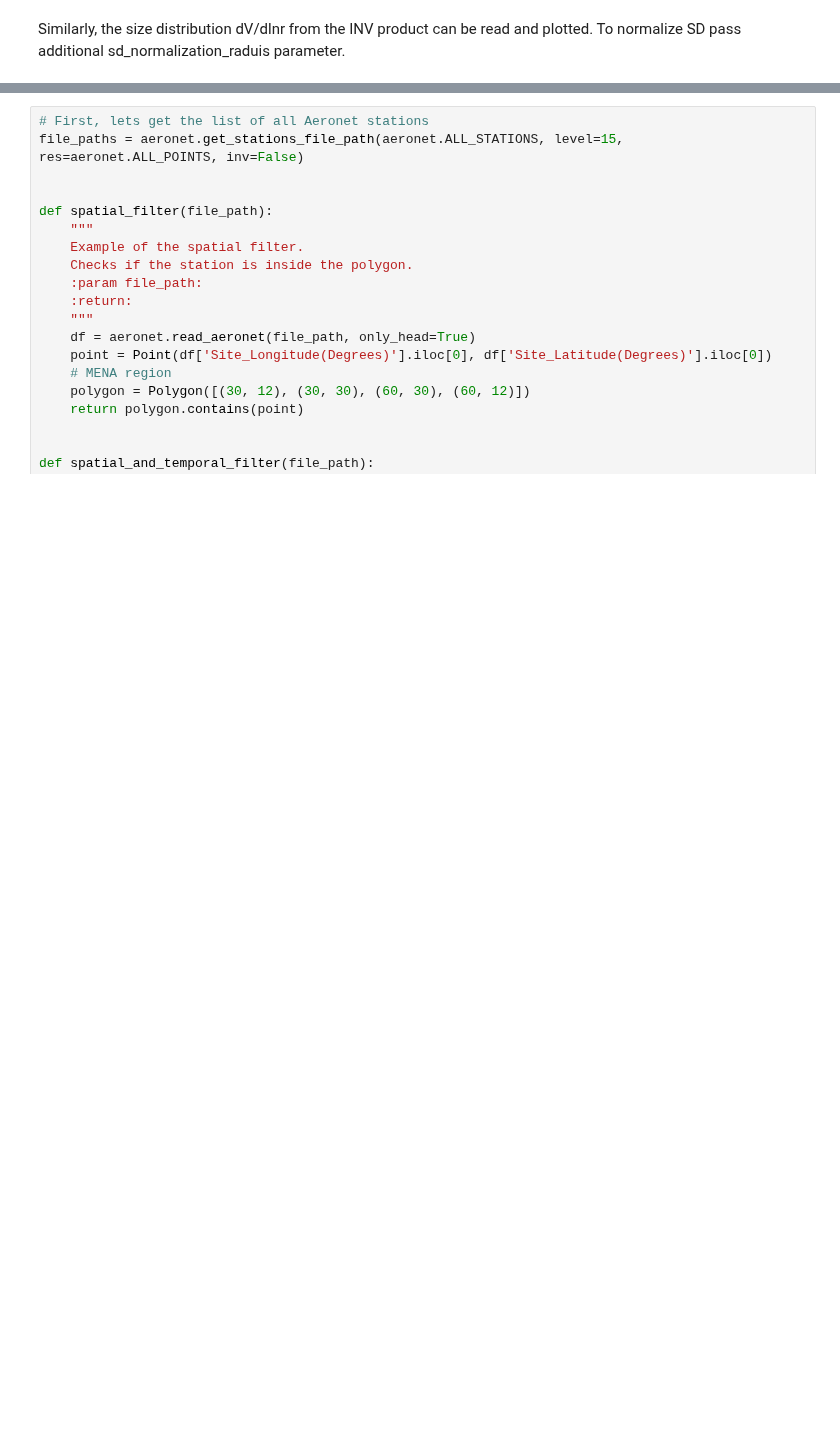
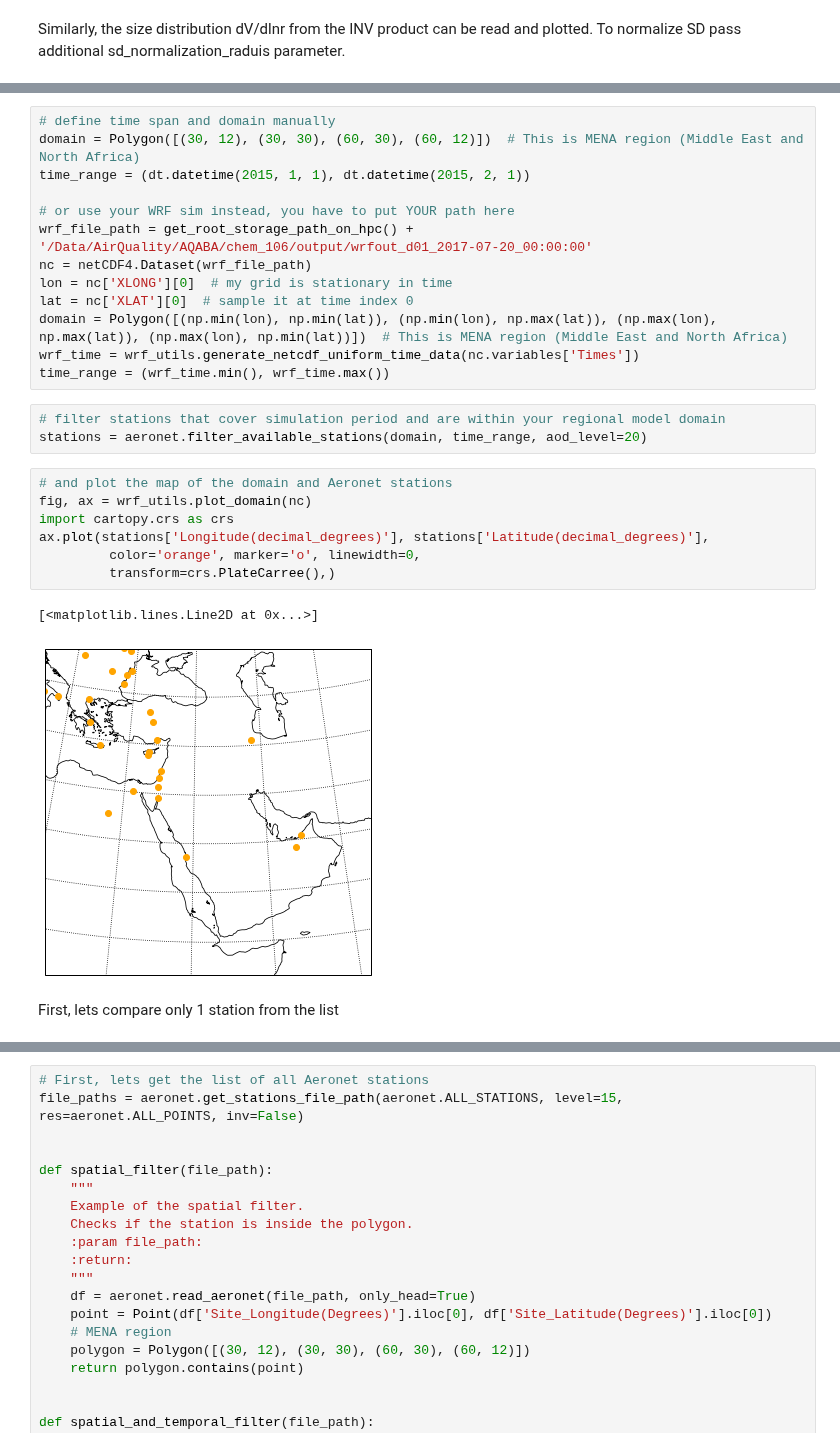
Before and after one commit to SeregaOsipov/ClimPy, a Jupyter notebook: examples/aeronet_examples.ipynb, the cells around one changed output, grey strips where cells are left out. Cells and saved outputs as stored; diff of their text form; blank space fills up the shorter version.

```diff
--- a/examples/aeronet_examples.ipynb
+++ b/examples/aeronet_examples.ipynb
@@ -237,0 +83,28 @@ The advantage of this method is that you can filter station by time coverage.
+# %%
+# define time span and domain manually
+domain = Polygon([(30, 12), (30, 30), (60, 30), (60, 12)])  # This is MENA region (Middle East and North Africa)
+time_range = (dt.datetime(2015, 1, 1), dt.datetime(2015, 2, 1))
+
+# or use your WRF sim instead, you have to put YOUR path here
+wrf_file_path = get_root_storage_path_on_hpc() + '/Data/AirQuality/AQABA/chem_106/output/wrfout_d01_2017-07-20_00:00:00'
+nc = netCDF4.Dataset(wrf_file_path)
+lon = nc['XLONG'][0]  # my grid is stationary in time
+lat = nc['XLAT'][0]  # sample it at time index 0
+domain = Polygon([(np.min(lon), np.min(lat)), (np.min(lon), np.max(lat)), (np.max(lon), np.max(lat)), (np.max(lon), np.min(lat))])  # This is MENA region (Middle East and North Africa)
+wrf_time = wrf_utils.generate_netcdf_uniform_time_data(nc.variables['Times'])
+time_range = (wrf_time.min(), wrf_time.max())
+# %%
+# filter stations that cover simulation period and are within your regional model domain
+stations = aeronet.filter_available_stations(domain, time_range, aod_level=20)
+# %%
+# and plot the map of the domain and Aeronet stations
+fig, ax = wrf_utils.plot_domain(nc)
+import cartopy.crs as crs
+ax.plot(stations['Longitude(decimal_degrees)'], stations['Latitude(decimal_degrees)'],
+         color='orange', marker='o', linewidth=0,
+         transform=crs.PlateCarree(),)
+# %% [output]
+[<matplotlib.lines.Line2D at 0x...>]
+[figure, added]
+# %% [markdown]
+First, lets compare only 1 station from the list
```
Also changed, not shown: parts of 44 cells of this notebook, 9 other files.
